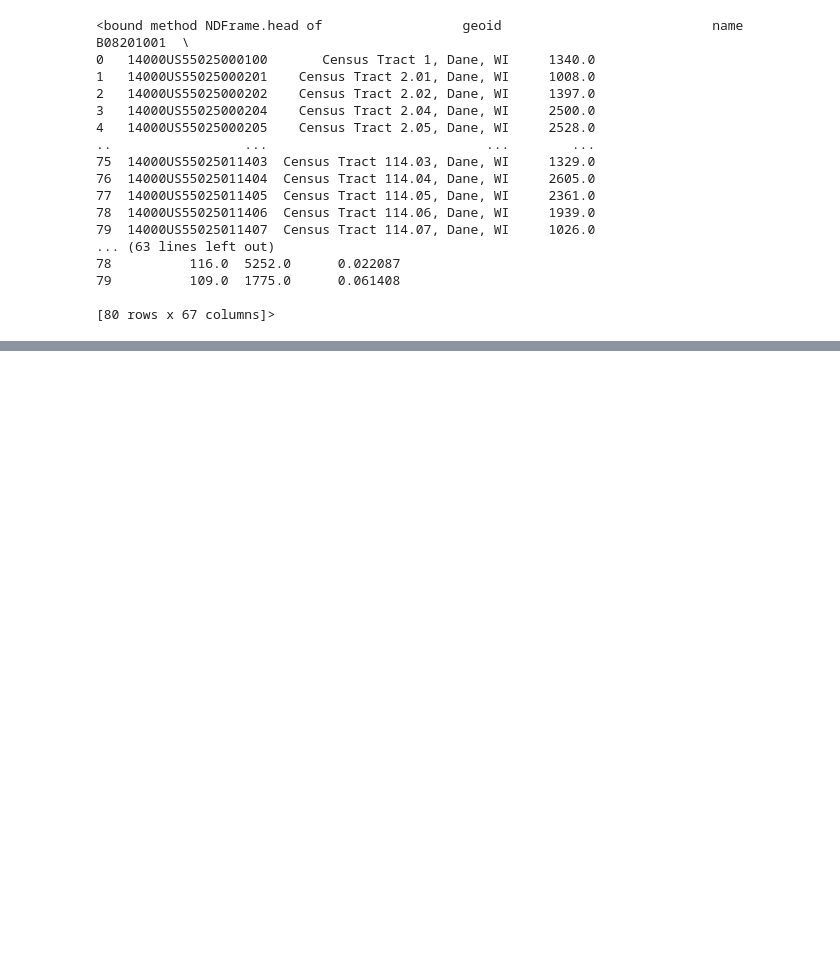
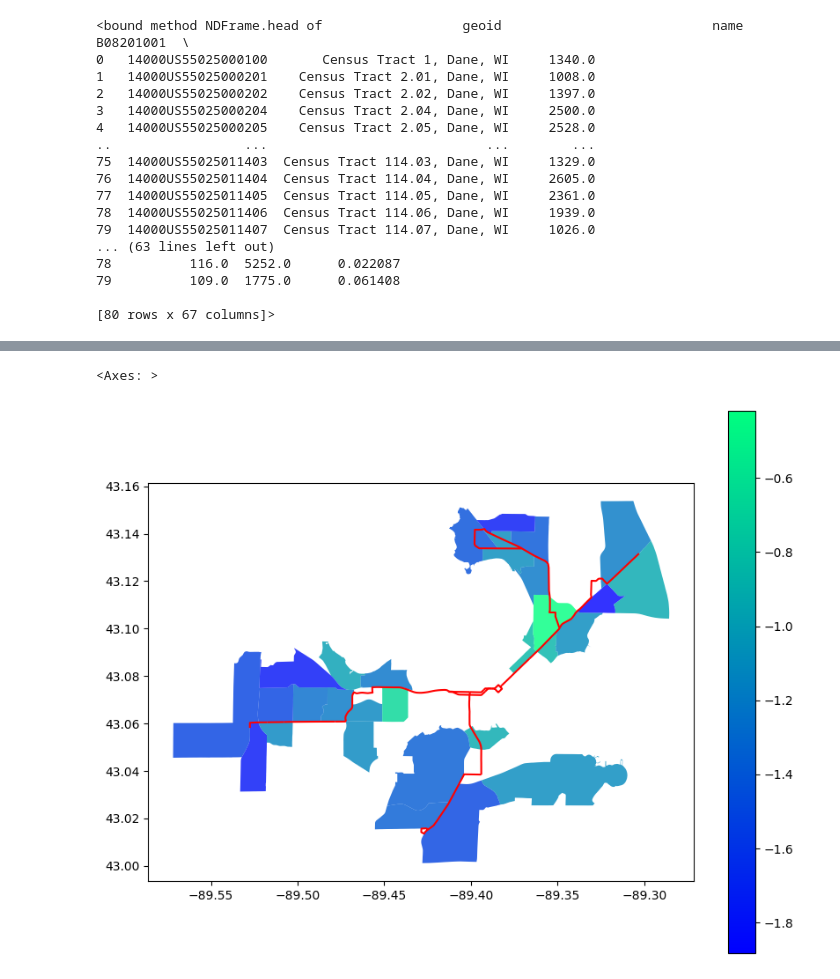
Before and after one commit to isthmuscarshare/whycarshare, a Jupyter notebook: interactive_maps.ipynb, the cells around one changed output, grey strips where cells are left out. Cells and saved outputs as stored; diff of their text form; code cells hidden in the pictures; blank space fills up the shorter version.

Commit message:
Added zipcar locations and started filtering census tracts

```diff
--- a/interactive_maps.ipynb
+++ b/interactive_maps.ipynb
@@ -136,6 +187,6 @@ brt.plot(ax=ax,color='red')
 # %%
 # Calculate tract area in square km
-map2['tract_area'] = map2['geometry'].to_crs({'init': 'epsg:3395'})\
+map2['tract_area'] = map2['geometry'].to_crs({'init': 'epsg:3857'})\
                .map(lambda p: p.area / 10**6)
 print(map2['tract_area'])
 
@@ -347,0 +417,30 @@ m.save('interactive_map.html')
+# %%
+# Calculate distance between each region and the BRT linestrings
+def min_distance(lines, region):
+    distance_list = [line.distance(region) for line in lines]
+    #print(distance_list)
+    return min(distance_list)
+
+#pprint.pprint(mad_pop_json)
+tract_series = gpd.GeoSeries(mad_pop['geometry'].to_crs(epsg=32636)) # 32636 will give distance in meters
+BRT_series = gpd.GeoSeries(brt['geometry'].to_crs(epsg=32636))
+zipcar_series = gpd.GeoSeries(zipcar['geometry'].to_crs(epsg=32636))
+
+# calc distances from tracts to BRT
+distances_to_BRT = [min_distance(BRT_series,tract) for tract in tract_series]
+
+# calc distances from tracts to zipcar
+distances_to_zipcar = [min_distance(zipcar_series,tract) for tract in tract_series]
+
+# indices where distance to BRT is less than 500 m and distance to zipcar is over 500 m
+filtered_indices = [i for i in range(len(distances_to_BRT)) if (distances_to_BRT[i] < 500 and distances_to_zipcar[i] > 500 and income["mean_income_estimate"][i] > 5e4)]
+
+# filter out the tracts
+filtered_tracts = map2.iloc[filtered_indices,:]
+# %%
+fig, ax = plt.subplots(figsize=(10,8))
+filtered_tracts.plot(column="Weekday_normed",ax=ax,alpha=0.8,cmap='winter',legend=True)
+brt.plot(ax=ax,color='red')
+# %% [output]
+<Axes: >
+[figure, added]
```
Also changed, not shown: parts of 5 cells of this notebook, 1 other file.
